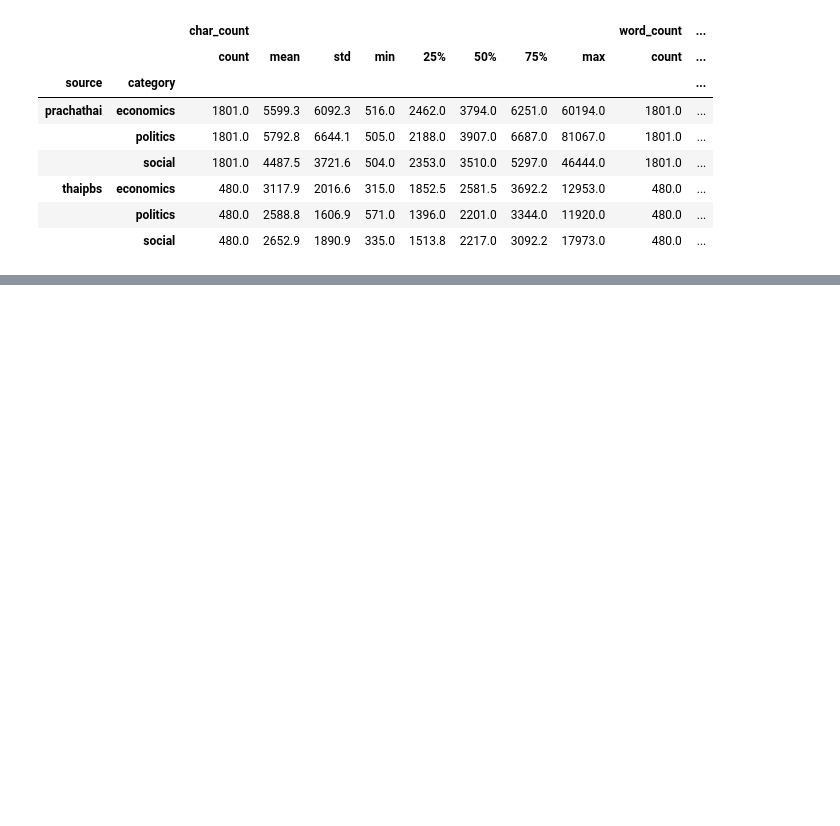
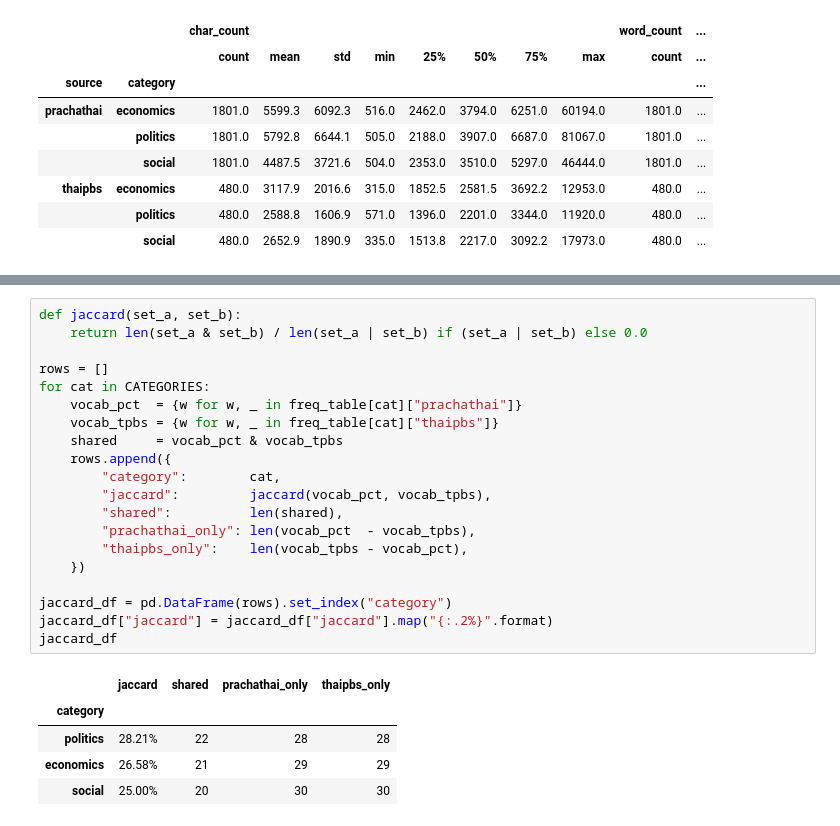
Before and after one commit to lemasc/nlp-news-thai, a Jupyter notebook: 01-data-engineer/merge-normalize-dataset.ipynb, the cells around one changed output, grey strips where cells are left out. Cells and saved outputs as stored; diff of their text form; blank space fills up the shorter version.

```diff
--- a/01-data-engineer/merge-normalize-dataset.ipynb
+++ b/01-data-engineer/merge-normalize-dataset.ipynb
@@ -569,0 +639,26 @@ plt.show()
+# %%
+def jaccard(set_a, set_b):
+    return len(set_a & set_b) / len(set_a | set_b) if (set_a | set_b) else 0.0
+
+rows = []
+for cat in CATEGORIES:
+    vocab_pct  = {w for w, _ in freq_table[cat]["prachathai"]}
+    vocab_tpbs = {w for w, _ in freq_table[cat]["thaipbs"]}
+    shared     = vocab_pct & vocab_tpbs
+    rows.append({
+        "category":        cat,
+        "jaccard":         jaccard(vocab_pct, vocab_tpbs),
+        "shared":          len(shared),
+        "prachathai_only": len(vocab_pct  - vocab_tpbs),
+        "thaipbs_only":    len(vocab_tpbs - vocab_pct),
+    })
+
+jaccard_df = pd.DataFrame(rows).set_index("category")
+jaccard_df["jaccard"] = jaccard_df["jaccard"].map("{:.2%}".format)
+jaccard_df
+# %% [output]
+|  | jaccard | shared | prachathai_only | thaipbs_only |
+| category |  |  |  |  |
+| politics | 28.21% | 22 | 28 | 28 |
+| economics | 26.58% | 21 | 29 | 29 |
+| social | 25.00% | 20 | 30 | 30 |
```
Also changed, not shown: parts of 8 cells of this notebook.
